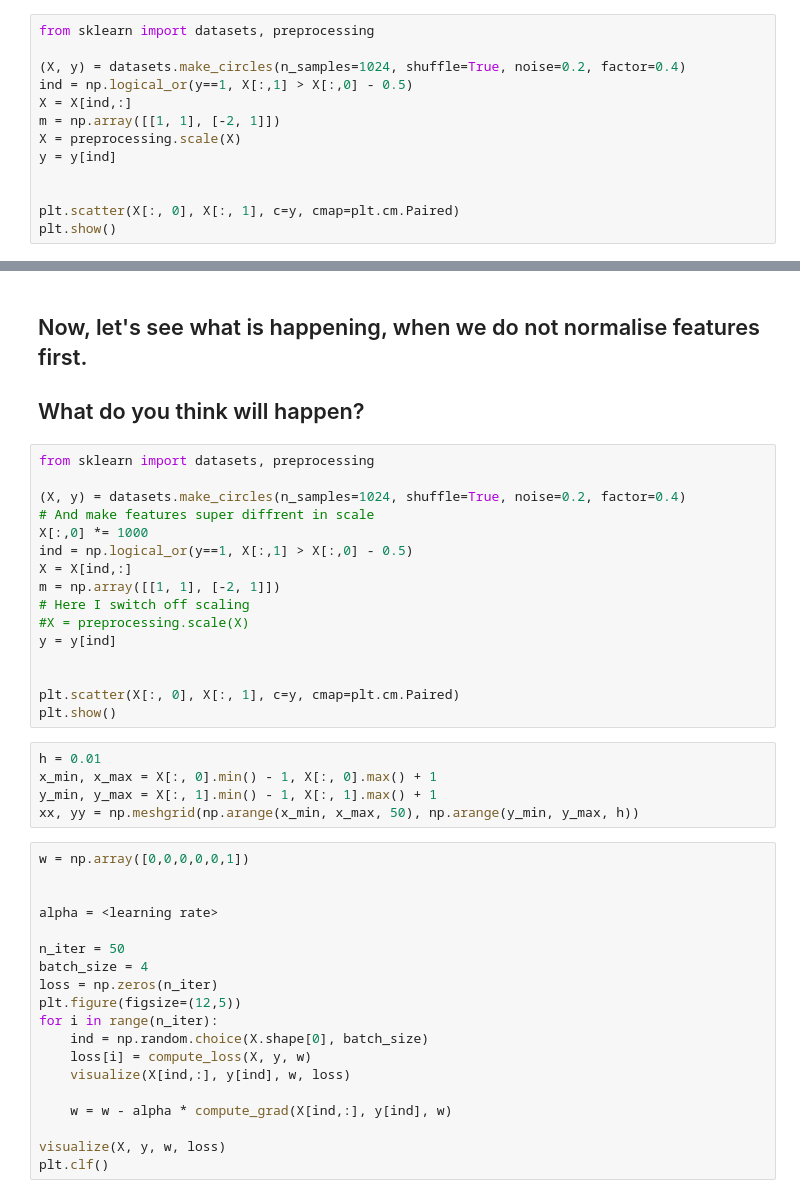
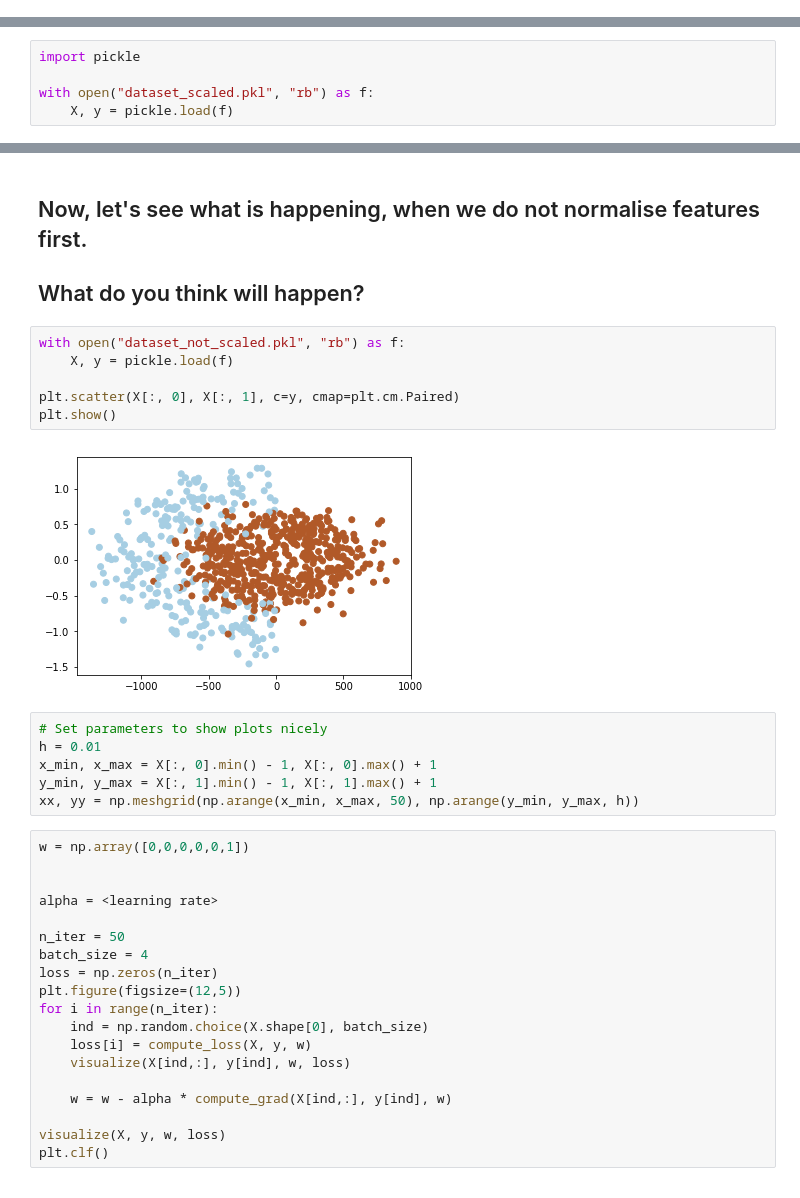
Before and after one commit to aswin1447/MLatImperial2019, a Jupyter notebook: 02_lab/lab2_classification_seminar.ipynb, the cells around one changed output, grey strips where cells are left out. Saved outputs shown, nothing was run; the diff lists cells and outputs as text.

```diff
--- a/02_lab/lab2_classification_seminar.ipynb
+++ b/02_lab/lab2_classification_seminar.ipynb
@@ -12,16 +12,3 @@ import matplotlib.pyplot as plt
 ### Two-dimensional classification problem
 
 To make things more intuitive, let's solve a 2D classification problem with syntetic data.
-# %%
-from sklearn import datasets, preprocessing
-
-(X, y) = datasets.make_circles(n_samples=1024, shuffle=True, noise=0.2, factor=0.4)
-ind = np.logical_or(y==1, X[:,1] > X[:,0] - 0.5)
-X = X[ind,:]
-m = np.array([[1, 1], [-2, 1]])
-X = preprocessing.scale(X)
-y = y[ind]
-
-
-plt.scatter(X[:, 0], X[:, 1], c=y, cmap=plt.cm.Paired)
-plt.show()
@@ -27,0 +18,5 @@ plt.show()
+# %%
+import pickle
+
+with open("dataset_scaled.pkl", "rb") as f:
+    X, y = pickle.load(f)
@@ -217,23 +224,16 @@ plt.clf()
 # %% [markdown]
 ## Now, let's see what is happening, when we do not normalise features first.
 ## What do you think will happen?
-# %%
-from sklearn import datasets, preprocessing
-
-(X, y) = datasets.make_circles(n_samples=1024, shuffle=True, noise=0.2, factor=0.4)
-# And make features super diffrent in scale
-X[:,0] *= 1000
-ind = np.logical_or(y==1, X[:,1] > X[:,0] - 0.5)
-X = X[ind,:]
-m = np.array([[1, 1], [-2, 1]])
-# Here I switch off scaling
-#X = preprocessing.scale(X)
-y = y[ind]
-
-
-plt.scatter(X[:, 0], X[:, 1], c=y, cmap=plt.cm.Paired)
-plt.show()
+# %%
+with open("dataset_not_scaled.pkl", "rb") as f:
+    X, y = pickle.load(f)
+
+plt.scatter(X[:, 0], X[:, 1], c=y, cmap=plt.cm.Paired)
+plt.show()
+# %% [output]
+[figure, added]
 # %%
+# Set parameters to show plots nicely
 h = 0.01
 x_min, x_max = X[:, 0].min() - 1, X[:, 0].max() + 1
 y_min, y_max = X[:, 1].min() - 1, X[:, 1].max() + 1
```
Also changed, not shown: parts of 4 cells of this notebook, 4 other files.
